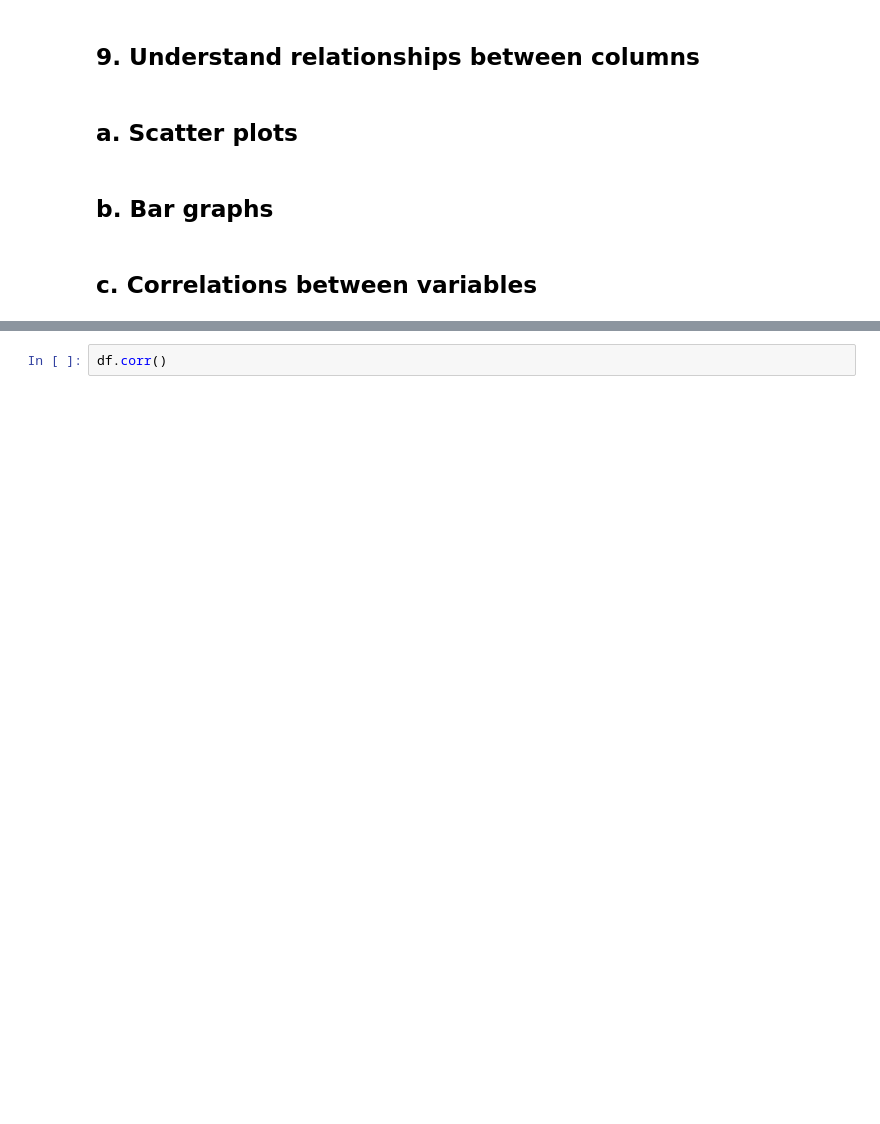
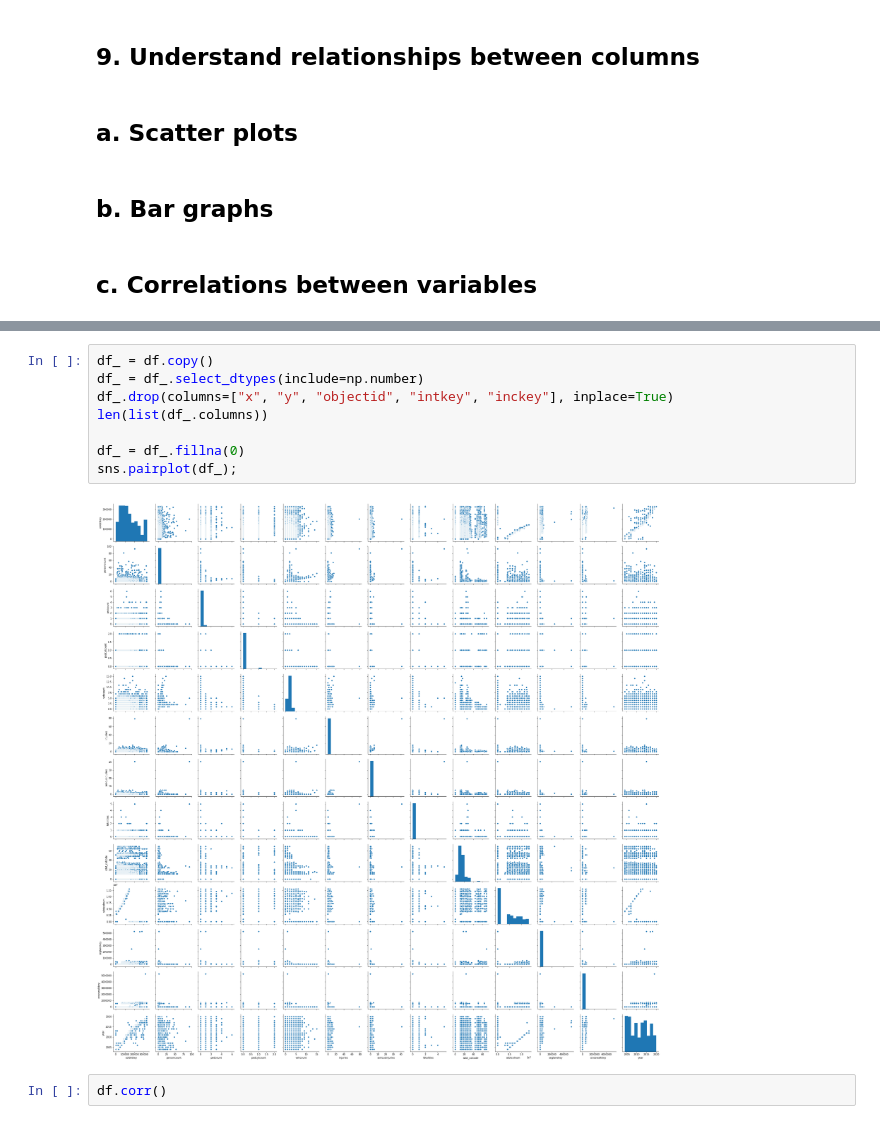
Before and after one commit to niwako/garbanzo, a Jupyter notebook: Workshop on EDA.ipynb, the cells around one changed output, grey strips where cells are left out. Cells and saved outputs as stored; diff of their text form; blank space fills up the shorter version.

```diff
--- a/Workshop on EDA.ipynb
+++ b/Workshop on EDA.ipynb
@@ -853,3 +939,13 @@ g.legend(loc='center left', bbox_to_anchor=(1.25, 0.5), ncol=1)
+# %%
+df_ = df.copy()
+df_ = df_.select_dtypes(include=np.number)
+df_.drop(columns=["x", "y", "objectid", "intkey", "inckey"], inplace=True)
+len(list(df_.columns))
+
+df_ = df_.fillna(0)
+sns.pairplot(df_);
+# %% [output]
+[figure, added]
 # %%
 df.corr()
 # %% [output]
```
Also changed, not shown: parts of 36 cells of this notebook.
